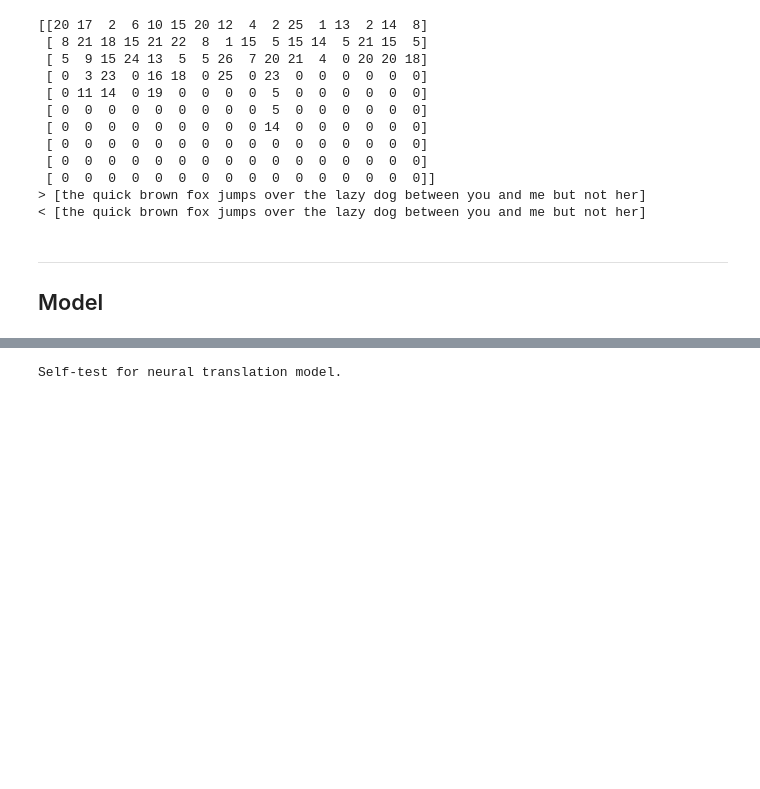
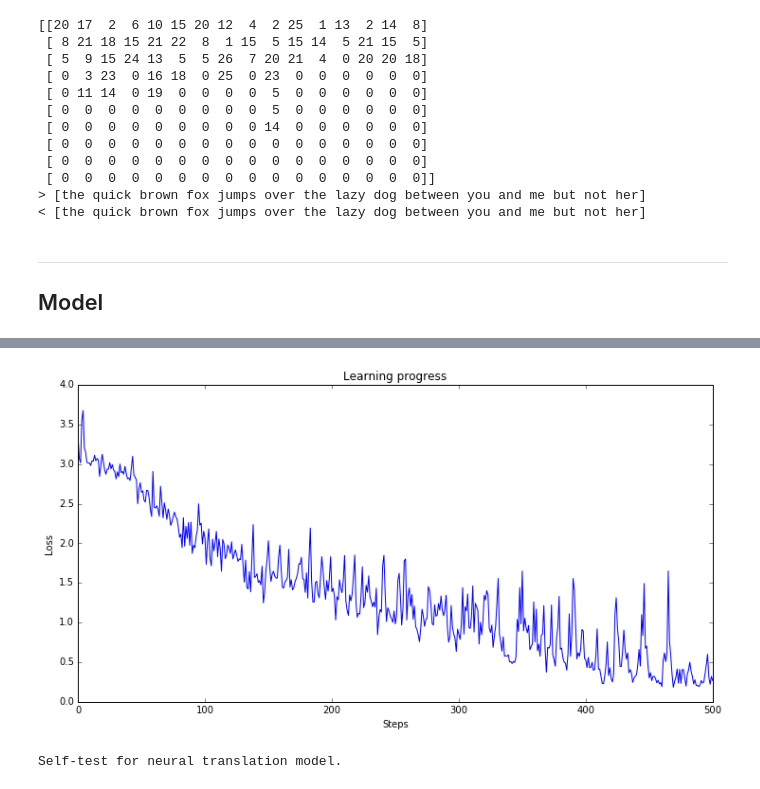
Before and after one commit to hfoffani/tensorflow-dl, a Jupyter notebook: 6_translate.ipynb, the cells around one changed output, grey strips where cells are left out. Drawn from its saved outputs; the diff is of its cells as text; code cells hidden in the pictures; blank space fills up the shorter version.

Commit message:
plot losses.

```diff
--- a/6_translate.ipynb
+++ b/6_translate.ipynb
@@ -263,3 +263,14 @@ step 500 learning rate 0.3645 perplexity 1.13
+# %%
+# show chart of losses
+
+plt.figure(num=1,figsize=(12,6))
+plt.plot(all_losses)
+plt.xlabel("Steps")
+plt.ylabel("Loss")
+plt.title("Learning progress")
+plt.show()
+# %% [output]
+[figure, added]
 # %%
 from tensorflow.python.framework import ops
 ops.reset_default_graph()
```
Also changed, not shown: parts of 4 cells of this notebook.
